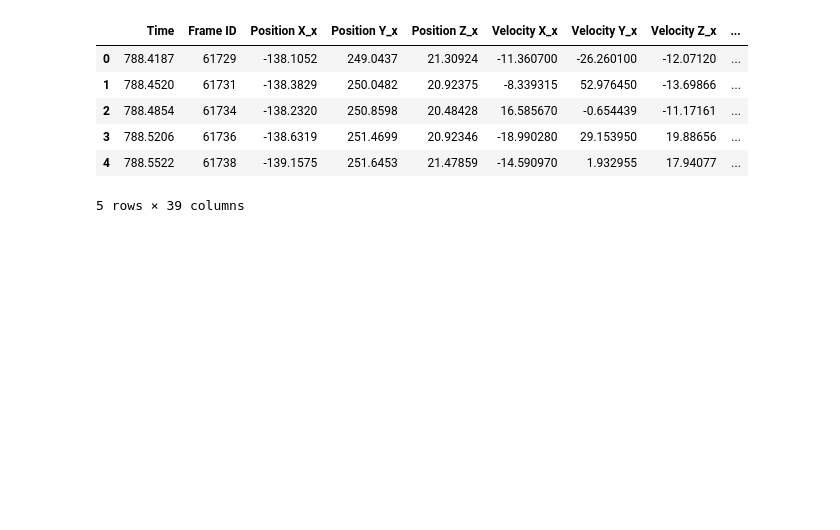
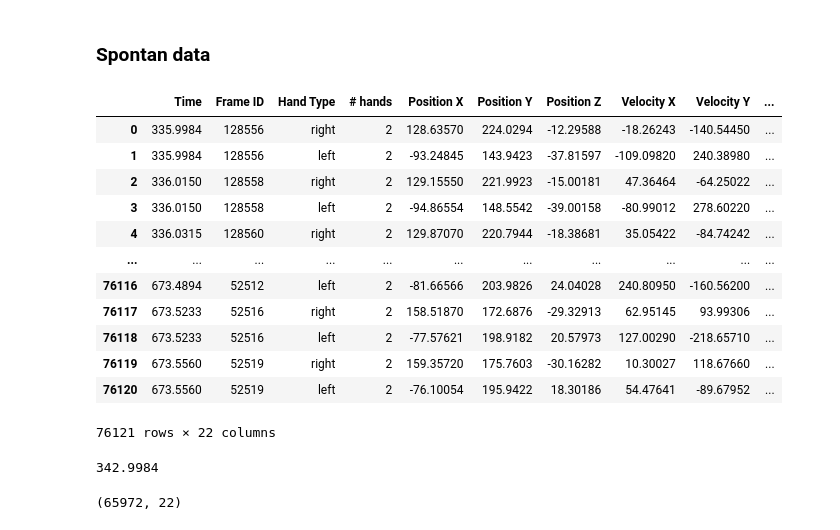
Before and after one commit to kuty007/final-porj-semB, a Jupyter notebook: Hands.ipynb, the cells around one changed output. Cells and saved outputs as stored; diff of their text form; code cells hidden in the pictures; blank space fills up the shorter version.

```diff
--- a/Hands.ipynb
+++ b/Hands.ipynb
@@ -163,10 +133,32 @@ df_sync=df_sync.drop([' # hands'], axis = 1)
-# %%
-df_sync.head()
-# %% [output]
-|  | Time | Frame ID | Position X_x | Position Y_x | Position Z_x | Velocity X_x | Velocity Y_x | Velocity Z_x | ... |
-| 0 | 788.4187 | 61729 | -138.1052 | 249.0437 | 21.30924 | -11.360700 | -26.260100 | -12.07120 | ... |
-| 1 | 788.4520 | 61731 | -138.3829 | 250.0482 | 20.92375 | -8.339315 | 52.976450 | -13.69866 | ... |
-| 2 | 788.4854 | 61734 | -138.2320 | 250.8598 | 20.48428 | 16.585670 | -0.654439 | -11.17161 | ... |
-| 3 | 788.5206 | 61736 | -138.6319 | 251.4699 | 20.92346 | -18.990280 | 29.153950 | 19.88656 | ... |
-| 4 | 788.5522 | 61738 | -139.1575 | 251.6453 | 21.47859 | -14.590970 | 1.932955 | 17.94077 | ... |
-5 rows × 39 columns
+# %% [markdown]
+### Spontan data
+# %%
+
+path = r'D:\downloads\קבצים לעבודת גמר\extraFiles\Training\all data\Spontan'
+all_files = glob.glob(path + "/*.csv")
+li = []
+for filename in all_files:
+    df = pd.read_csv(filename, index_col=None, header=0)
+    li.append(df)
+    frame_sp = pd.concat(li, axis=0, ignore_index=True)
+# %%
+frame_sp
+# %% [output]
+|  | Time | Frame ID | Hand Type | # hands | Position X | Position Y | Position Z | Velocity X | Velocity Y | ... |
+| 0 | 335.9984 | 128556 | right | 2 | 128.63570 | 224.0294 | -12.29588 | -18.26243 | -140.54450 | ... |
+| 1 | 335.9984 | 128556 | left | 2 | -93.24845 | 143.9423 | -37.81597 | -109.09820 | 240.38980 | ... |
+| 2 | 336.0150 | 128558 | right | 2 | 129.15550 | 221.9923 | -15.00181 | 47.36464 | -64.25022 | ... |
+| 3 | 336.0150 | 128558 | left | 2 | -94.86554 | 148.5542 | -39.00158 | -80.99012 | 278.60220 | ... |
+| 4 | 336.0315 | 128560 | right | 2 | 129.87070 | 220.7944 | -18.38681 | 35.05422 | -84.74242 | ... |
+| ... | ... | ... | ... | ... | ... | ... | ... | ... | ... | ... |
+| 76116 | 673.4894 | 52512 | left | 2 | -81.66566 | 203.9826 | 24.04028 | 240.80950 | -160.56200 | ... |
+| 76117 | 673.5233 | 52516 | right | 2 | 158.51870 | 172.6876 | -29.32913 | 62.95145 | 93.99306 | ... |
+| 76118 | 673.5233 | 52516 | left | 2 | -77.57621 | 198.9182 | 20.57973 | 127.00290 | -218.65710 | ... |
+| 76119 | 673.5560 | 52519 | right | 2 | 159.35720 | 175.7603 | -30.16282 | 10.30027 | 118.67660 | ... |
+| 76120 | 673.5560 | 52519 | left | 2 | -76.10054 | 195.9422 | 18.30186 | 54.47641 | -89.67952 | ... |
+76121 rows × 22 columns
+# %%
+x=frame_sp['Time'].values[0]+7
+x
+# %% [output]
+342.9984
@@ -172,0 +173,4 @@ df_sync.head()
+# %%
+frame_sp.shape
+# %% [output]
+(65972, 22)
```
Also changed, not shown: parts of 41 cells of this notebook, 1 other file.
